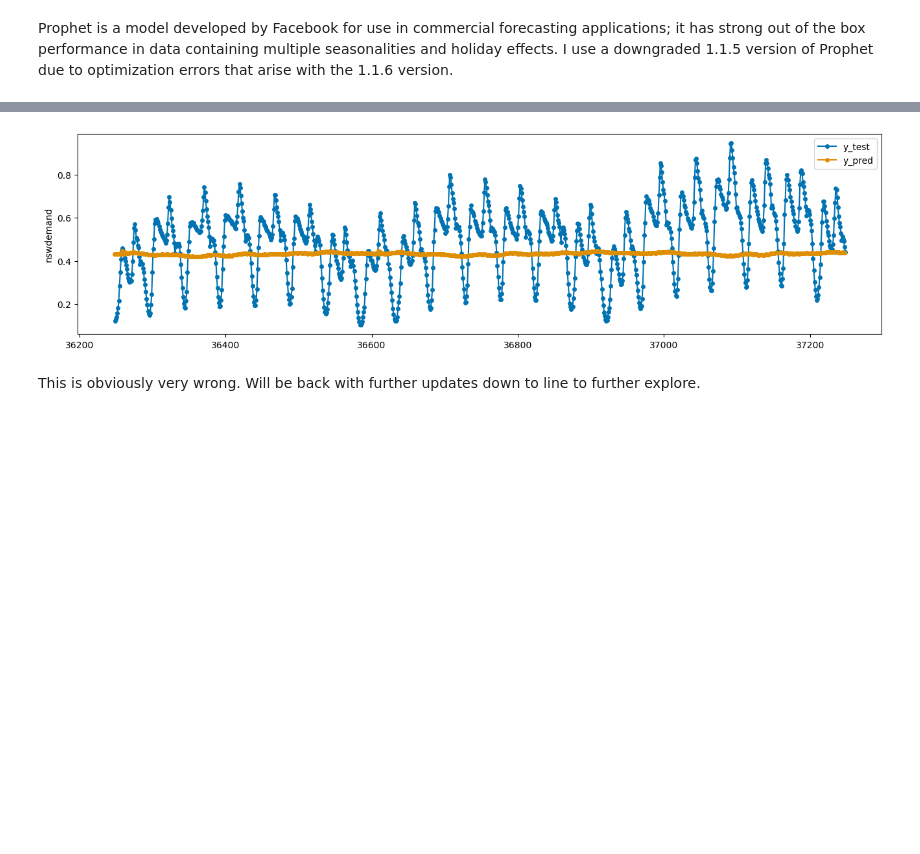
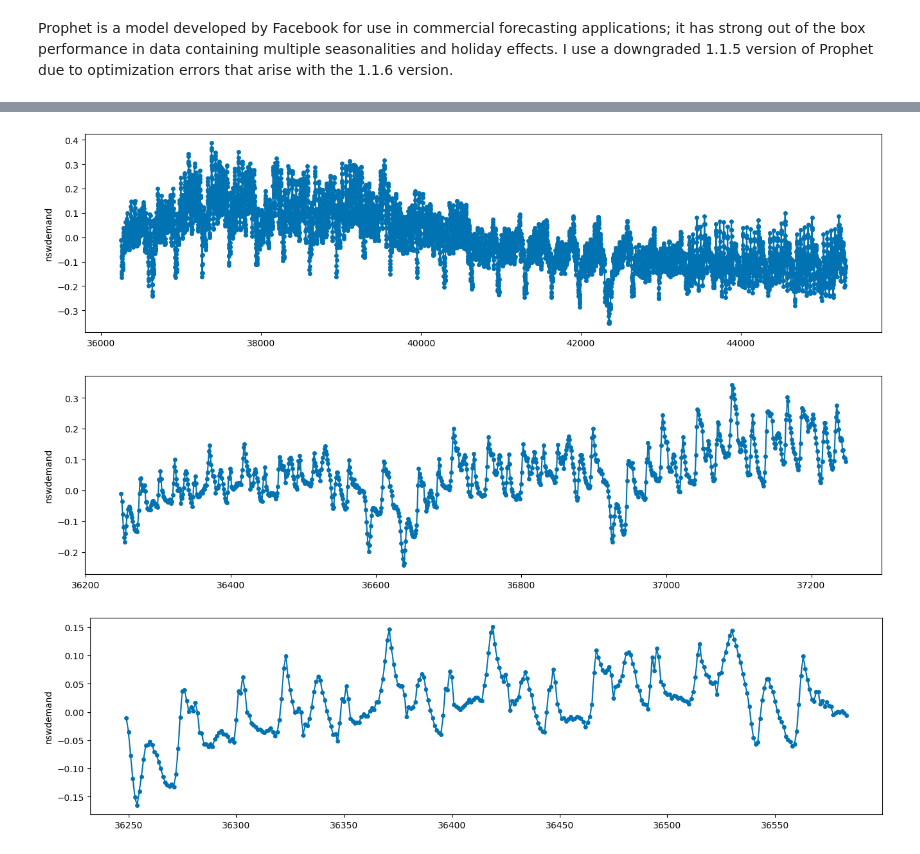
Before and after one commit to jjhuang4/jjhuang4.github.io, a Jupyter notebook: posts/2025-1-20/index.ipynb, the cells around one changed output, grey strips where cells are left out. Cells and saved outputs as stored; diff of their text form; code cells hidden in the pictures; blank space fills up the shorter version.

```diff
--- a/posts/2025-1-20/index.ipynb
+++ b/posts/2025-1-20/index.ipynb
@@ -134,7 +132,17 @@ forecaster = Prophet(
     add_country_holidays={'country_name': 'Australia'},
     yearly_seasonality=True,
     weekly_seasonality=True,
-    daily_seasonality=True
+    daily_seasonality=True,
+    add_seasonality=[{
+        'name': 'daily-cycle',
+        'period': 48, # period of 48 representing observations per day
+        'fourier_order': 12
+    },
+    {
+        'name': 'weekly-cycle',
+        'period': 336, # period of 336 representing 7 day (weekly) cycle
+        'fourier_order': 6
+    }]
 )
 forecaster.fit(y_train)
 # %% [output]
@@ -157,6 +177,8 @@ MSE: 0.02971161186595875
 # %%
-fig, ax = plot_series(y_test[0:1000], y_pred[0:1000], labels=["y_test", "y_pred"])
+fig, ax = plot_series(y_test[0:17520]-y_pred[0:17520])
+fig, ax = plot_series(y_test[0:1000]-y_pred[0:1000])
+fig, ax = plot_series(y_test[0:336]-y_pred[0:336])
 # %% [output]
-[figure, old version]
+[figure, new version]
+[figure, added]
+[figure, added]
-# %% [markdown]
-This is obviously very wrong. Will be back with further updates down to line to further explore.
```
Also changed, not shown: parts of 4 cells of this notebook.
